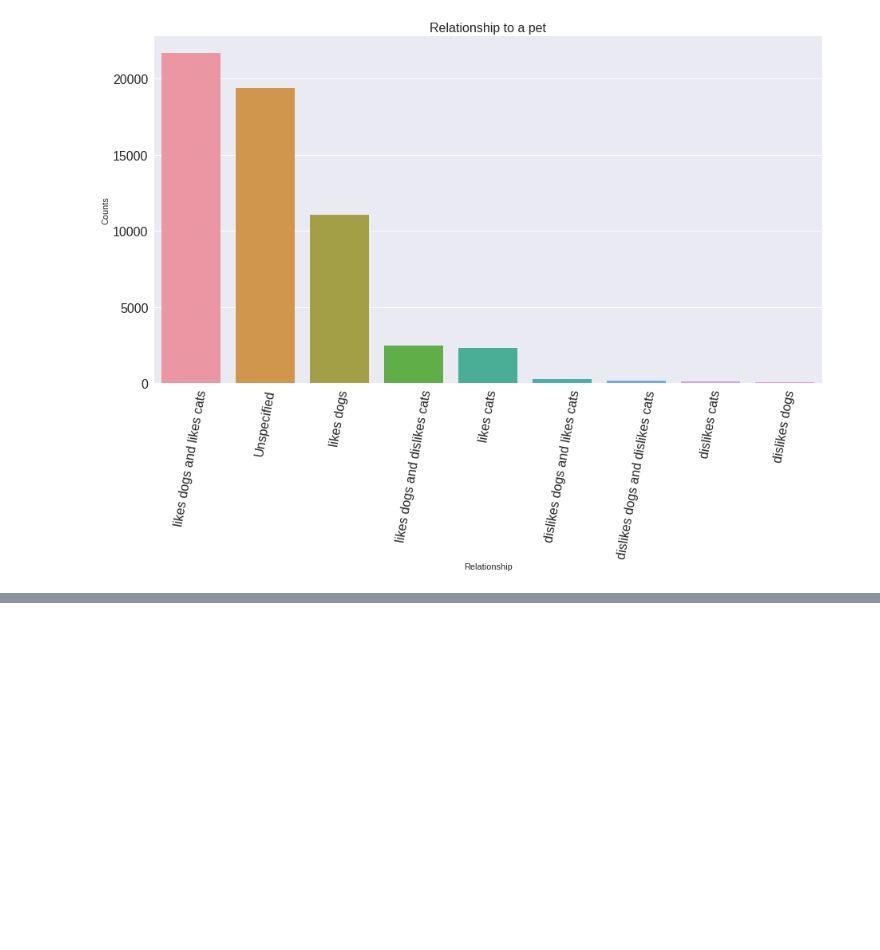
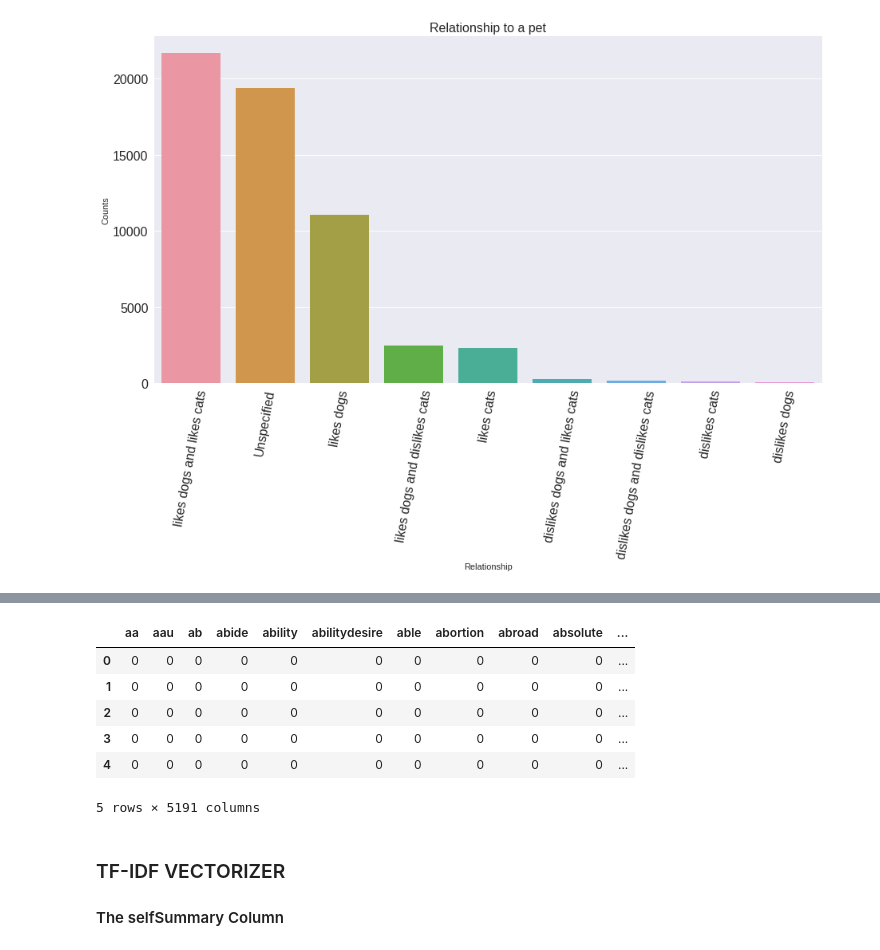
Before and after one commit to BensonMuriu/Dating-App-Recommender, a Jupyter notebook: P5_Notebook.ipynb, the cells around one changed output, grey strips where cells are left out. Drawn from its saved outputs; the diff is of its cells as text; code cells hidden in the pictures; blank space fills up the shorter version.

```diff
--- a/P5_Notebook.ipynb
+++ b/P5_Notebook.ipynb
@@ -993,0 +1398,26 @@ plt.show()
+# %%
+# doing the same with the females column
+dfs2=[f"df_{x}_female" for x in columns]
+for ind, column in enumerate(columns):
+    dfs2[ind] = count_vectorizer_func(female_essay_df[column])
+# %%
+# creating dfs
+df_currentLife_female=dfs2[0]
+df_goodAt_female=dfs2[1]
+df_noticeFirst_female=dfs2[2]
+df_Favourites_female=dfs2[3]
+df_preciousThings_female=dfs2[4]
+df_thinkAbout_female=dfs2[5]
+df_typicalFriday_female=dfs2[6]
+df_privateAdmissions_female=dfs2[7]
+df_messaIf_female=dfs2[8]
+# %%
+df_currentLife_female.head()
+# %% [output]
+|  | aa | aau | ab | abide | ability | abilitydesire | able | abortion | abroad | absolute | ... |
+| 0 | 0 | 0 | 0 | 0 | 0 | 0 | 0 | 0 | 0 | 0 | ... |
+| 1 | 0 | 0 | 0 | 0 | 0 | 0 | 0 | 0 | 0 | 0 | ... |
+| 2 | 0 | 0 | 0 | 0 | 0 | 0 | 0 | 0 | 0 | 0 | ... |
+| 3 | 0 | 0 | 0 | 0 | 0 | 0 | 0 | 0 | 0 | 0 | ... |
+| 4 | 0 | 0 | 0 | 0 | 0 | 0 | 0 | 0 | 0 | 0 | ... |
+5 rows × 5191 columns
@@ -993,0 +1430,3 @@ plt.show()
+# %% [markdown]
+### TF-IDF VECTORIZER
+#### The selfSummary Column
```
Also changed, not shown: parts of 122 cells of this notebook.
